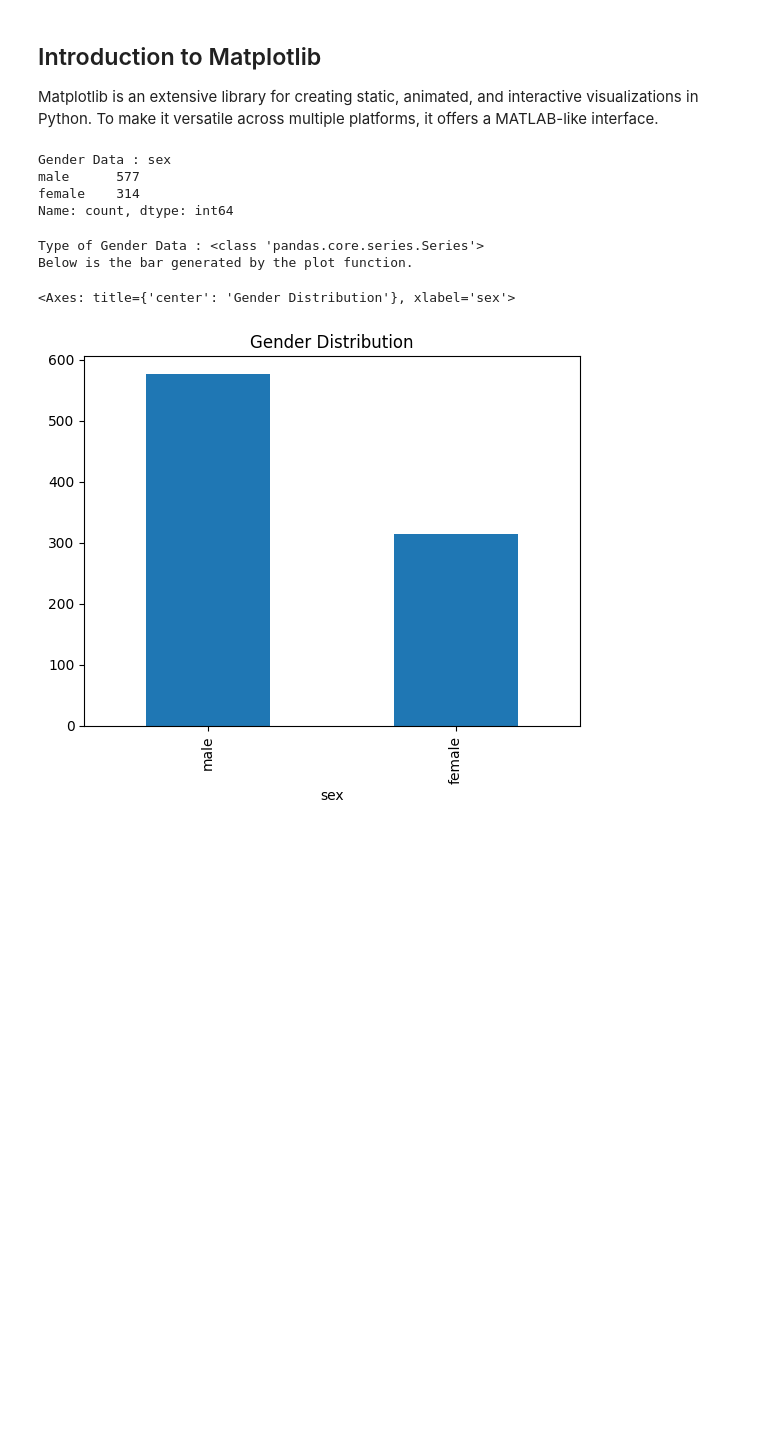
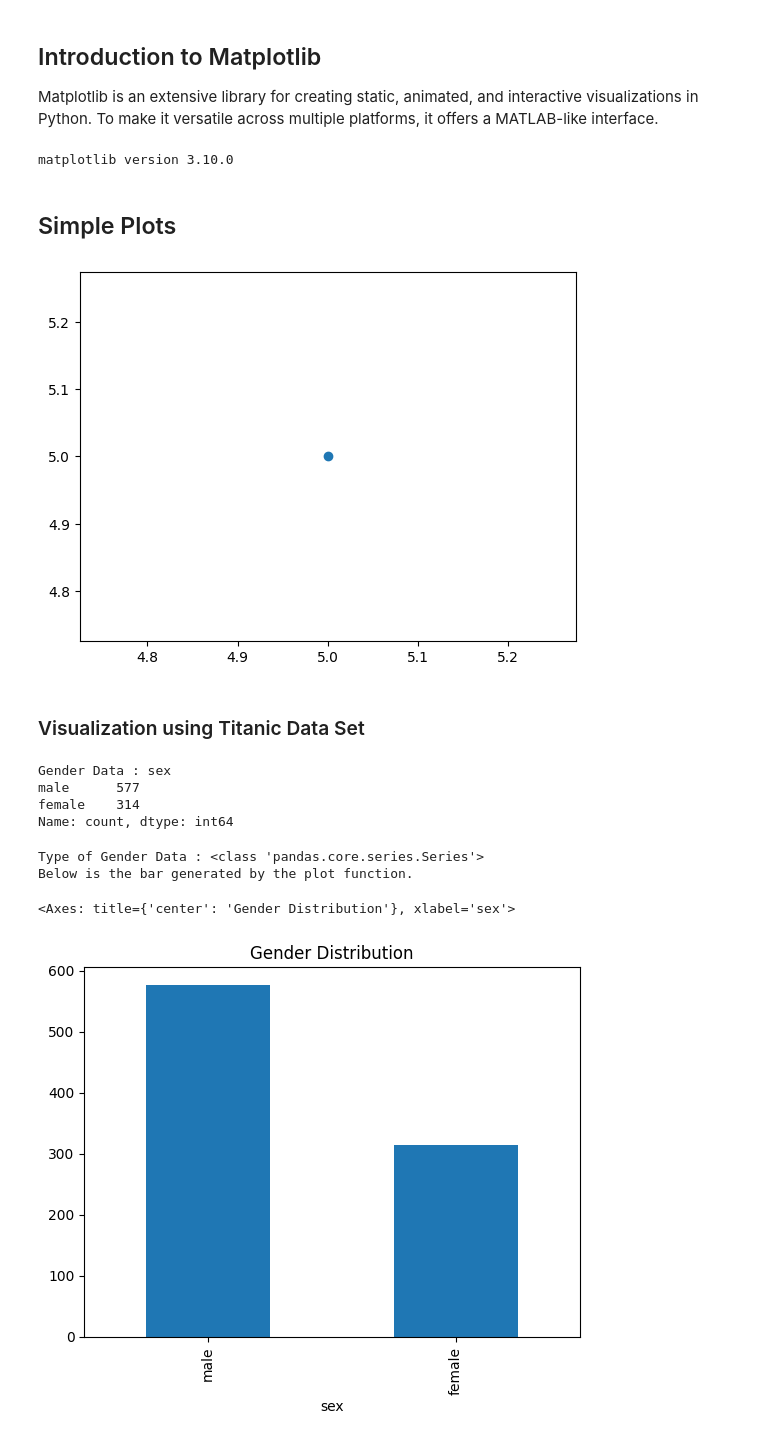
Before and after one commit to vadivelmurugesan/data-science, a Jupyter notebook: 05_matplotlib/01_fundamentals.ipynb, the cells around one changed output. Saved outputs shown, nothing was run; the diff lists cells and outputs as text; code cells hidden in the pictures; blank space fills up the shorter version.

```diff
--- a/05_matplotlib/01_fundamentals.ipynb
+++ b/05_matplotlib/01_fundamentals.ipynb
@@ -4,7 +6,20 @@ Matplotlib is an extensive library for creating static, animated, and interactiv
+# %%
+print(f"matplotlib version {mpl.__version__}")
+# %% [output]
+matplotlib version 3.10.0
 # %%
 # import pyplot module
 from matplotlib import pyplot as plt
 import seaborn as sns
+# %% [markdown]
+## Simple Plots
+# %%
+plt.plot(5, 5, 'o')
+plt.show()
+# %% [output]
+[figure, added]
+# %% [markdown]
+### Visualization using Titanic Data Set
 # %%
 # Visualize the sex column of the Titanic Data Set
 
```
Also changed, not shown: parts of 1 cell of this notebook, 1 other file.
